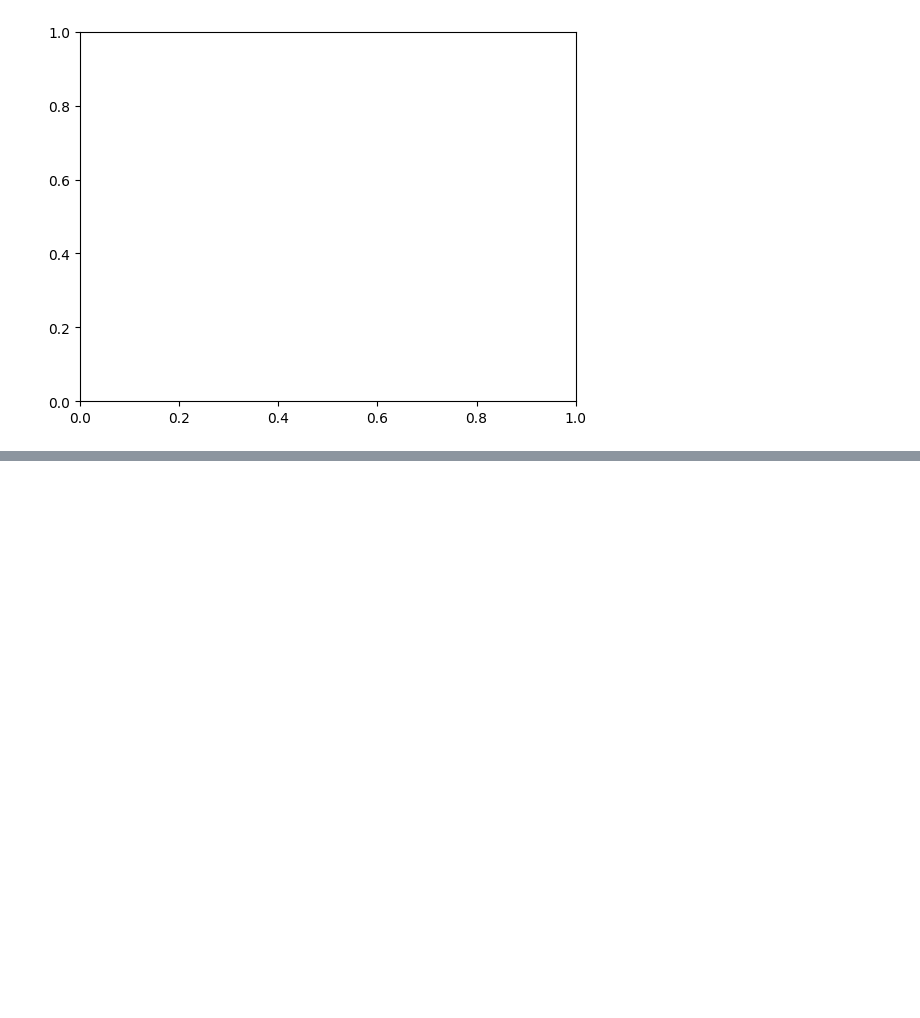
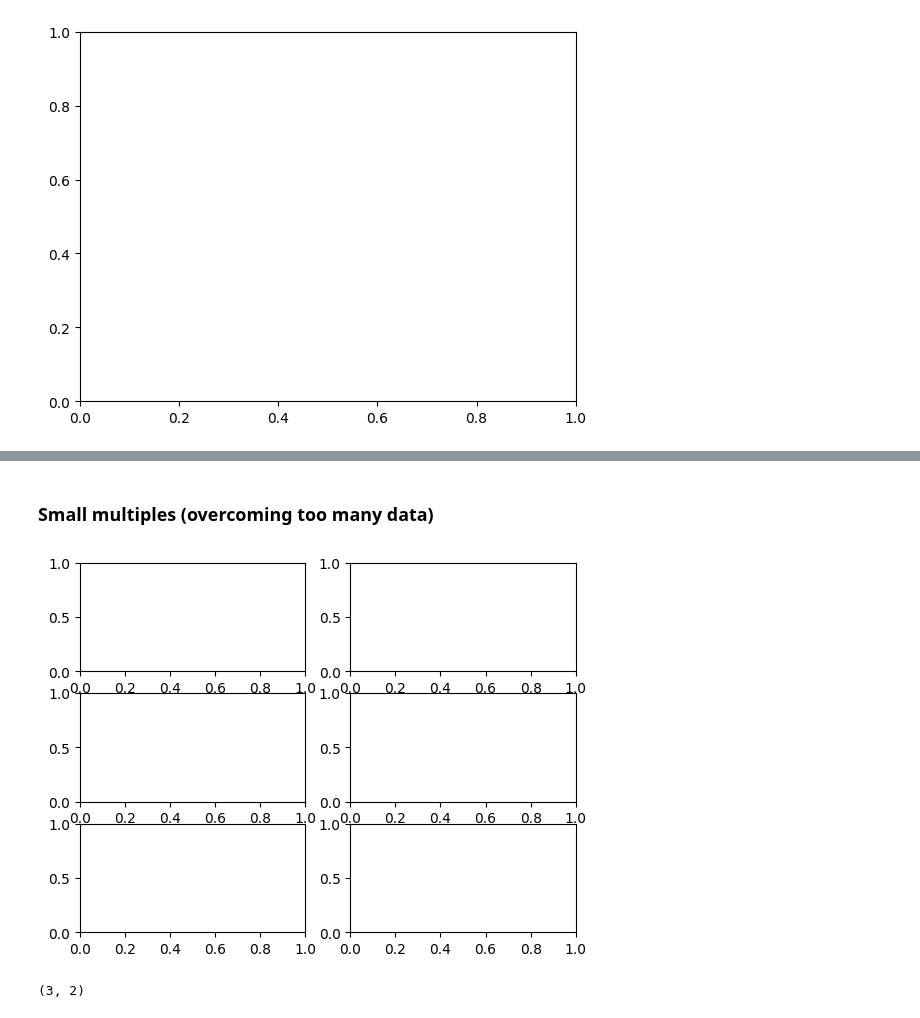
Before and after one commit to andrewch28/DataCamp, a Jupyter notebook: Matplotlib.ipynb, the cells around one changed output, grey strips where cells are left out. Drawn from its saved outputs; the diff is of its cells as text; code cells hidden in the pictures; blank space fills up the shorter version.

```diff
--- a/Matplotlib.ipynb
+++ b/Matplotlib.ipynb
@@ -19,0 +45,12 @@ seattle_weather
+# %% [markdown]
+### Small multiples (overcoming too many data)
+# %%
+fig, ax = plt.subplots(3, 2)
+#creates a figure object with 3 rows of subplots and 2 columns
+plt.show()
+# %% [output]
+[figure, added]
+# %%
+ax.shape
+# %% [output]
+(3, 2)
```
Also changed, not shown: parts of 16 cells of this notebook, 3 other files.
